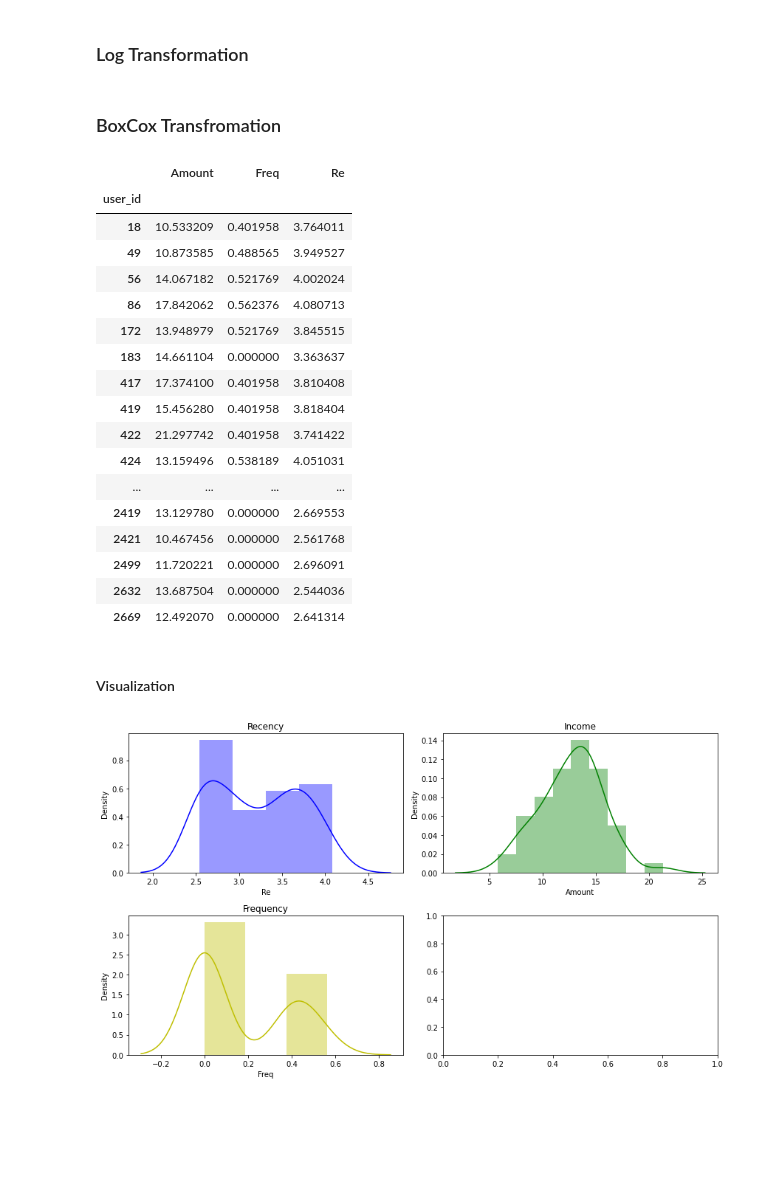
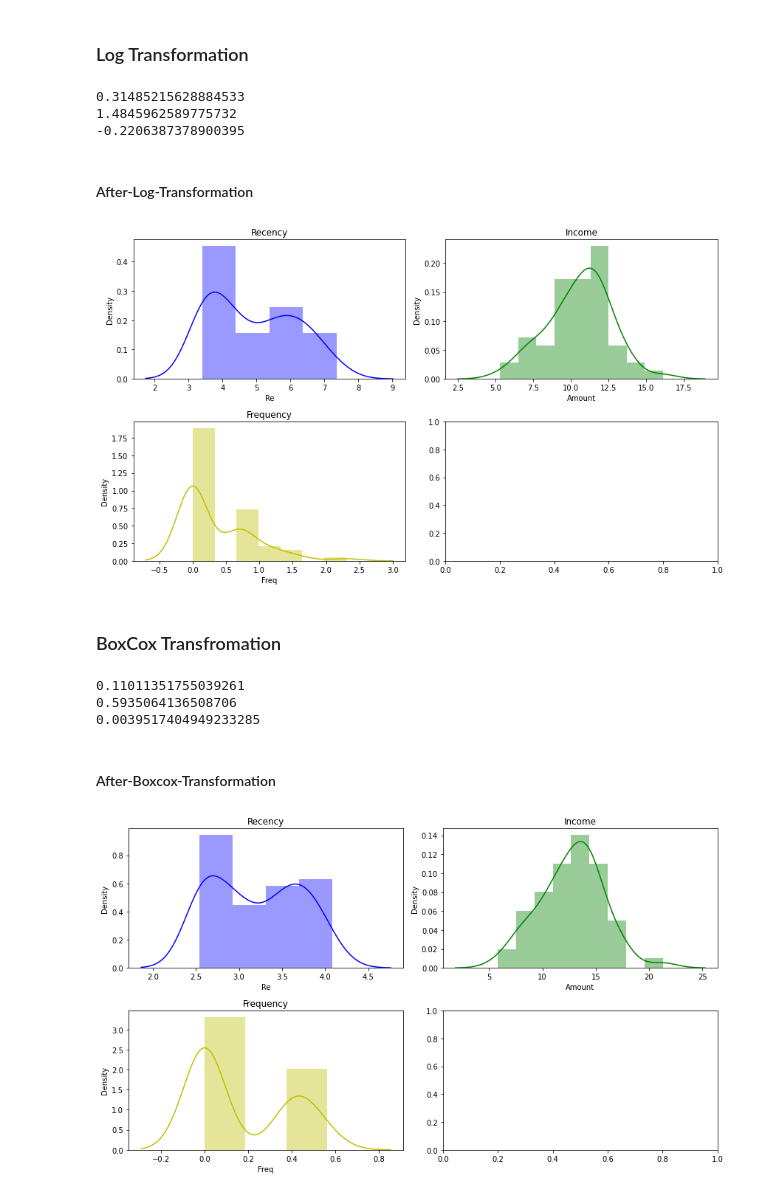
Before and after one commit to ProsperChuks/Business-Analytics, a Jupyter notebook: Electricity.ipynb, the cells around one changed output. Drawn from its saved outputs; the diff is of its cells as text; code cells hidden in the pictures; blank space fills up the shorter version.

```diff
--- a/Electricity.ipynb
+++ b/Electricity.ipynb
@@ -119,34 +120,52 @@ plt.show()
 [figure]
 # %% [markdown]
 ### Log Transformation
+# %%
+log_trans = pd.DataFrame()
+log_trans['Amount'] = np.log(elec_customers['Amount'])
+log_trans['Freq'] = np.log(elec_customers['Freq'])
+log_trans['Re'] = np.log(elec_customers['Re'])
+
+print(log_trans.Re.skew())
+print(log_trans.Freq.skew())
+print(log_trans.Amount.skew())
+# %% [output]
+0.31485215628884533
+1.4845962589775732
+-0.2206387378900395
+# %% [markdown]
+#### After-Log-Transformation
+# %%
+fig, ax = plt.subplots(2, 2, figsize=(12, 7))
+
+fig = sns.distplot(log_trans.Re, color='b', ax=ax[0, 0])
+fig = sns.distplot(log_trans.Amount, color='g', ax=ax[0, 1])
+fig = sns.distplot(log_trans.Freq, color='y', ax=ax[1, 0])
+ax[0, 0].set_title('Recency')
+ax[0, 1].set_title('Income')
+ax[1, 0].set_title('Frequency')
+
+plt.tight_layout()
+plt.show()
+# %% [output]
+[figure, added]
 # %% [markdown]
 ### BoxCox Transfromation
 # %%
-elec_customers['Amount'] = stats.boxcox(elec_customers['Amount'])[0]
-elec_customers['Freq'] = stats.boxcox(elec_customers['Freq'])[0]
-elec_customers['Re'] = stats.boxcox(elec_customers['Re'])[0]
-elec_customers
+boxcox_trans = pd.DataFrame()
+boxcox_trans['Amount'] = stats.boxcox(elec_customers['Amount'])[0]
+boxcox_trans['Freq'] = stats.boxcox(elec_customers['Freq'])[0]
+boxcox_trans['Re'] = stats.boxcox(elec_customers['Re'])[0]
+
+print(boxcox_trans.Re.skew())
+print(boxcox_trans.Freq.skew())
+print(boxcox_trans.Amount.skew())
 # %% [output]
-|  | Amount | Freq | Re |
-| user_id |  |  |  |
-| 18 | 10.533209 | 0.401958 | 3.764011 |
-| 49 | 10.873585 | 0.488565 | 3.949527 |
-| 56 | 14.067182 | 0.521769 | 4.002024 |
-| 86 | 17.842062 | 0.562376 | 4.080713 |
-| 172 | 13.948979 | 0.521769 | 3.845515 |
-| 183 | 14.661104 | 0.000000 | 3.363637 |
-| 417 | 17.374100 | 0.401958 | 3.810408 |
-| 419 | 15.456280 | 0.401958 | 3.818404 |
-| 422 | 21.297742 | 0.401958 | 3.741422 |
-| 424 | 13.159496 | 0.538189 | 4.051031 |
-| ... | ... | ... | ... |
-| 2419 | 13.129780 | 0.000000 | 2.669553 |
-| 2421 | 10.467456 | 0.000000 | 2.561768 |
-| 2499 | 11.720221 | 0.000000 | 2.696091 |
-| 2632 | 13.687504 | 0.000000 | 2.544036 |
-| 2669 | 12.492070 | 0.000000 | 2.641314 |
+0.11011351755039261
+0.5935064136508706
+0.0039517404949233285
 # %% [markdown]
-#### Visualization
+#### After-Boxcox-Transformation
 # %%
 fig, ax = plt.subplots(2, 2, figsize=(12, 7))
 
```
Also changed, not shown: parts of 12 cells of this notebook.
